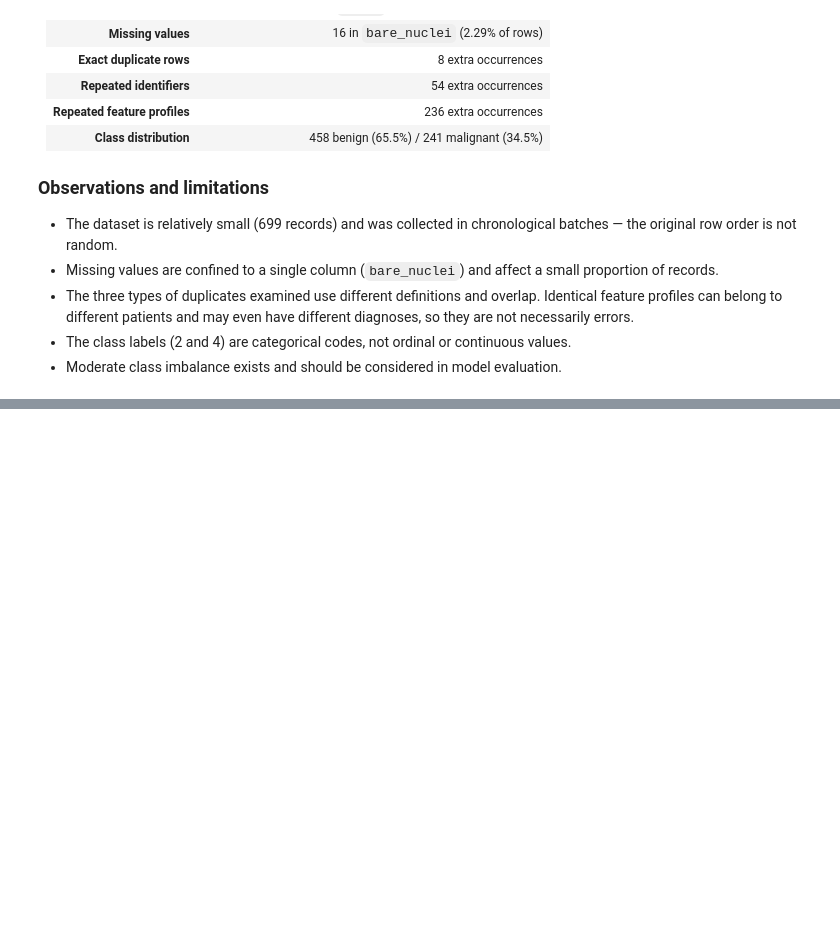
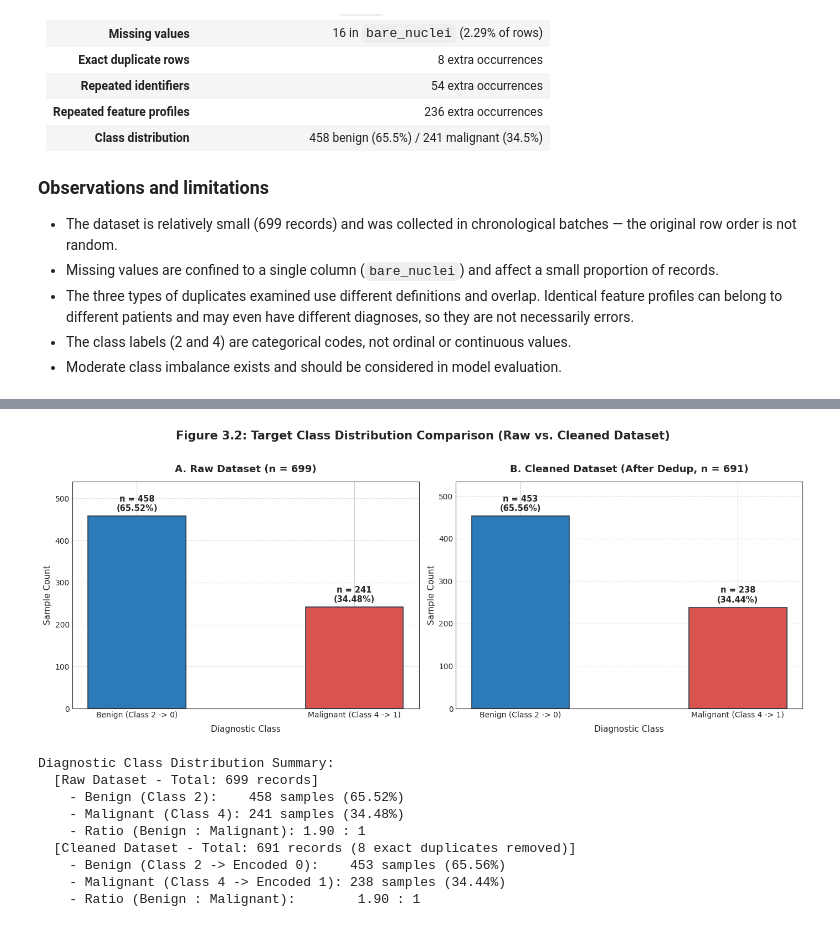
Before and after one commit to M7moudeGalal/Breast-Cancer-Wisconsin, a Jupyter notebook: wisconsin_breast_cancer.ipynb, the cells around one changed output, grey strips where cells are left out. Saved outputs shown, nothing was run; the diff lists cells and outputs as text; code cells hidden in the pictures; blank space fills up the shorter version.

```diff
--- a/wisconsin_breast_cancer.ipynb
+++ b/wisconsin_breast_cancer.ipynb
@@ -337,0 +818,78 @@ The dataset is moderately imbalanced toward the benign class, with a roughly 2:1
+# %%
+# Calculate target class distribution for both raw and cleaned datasets dynamically
+raw_counts = df["class"].value_counts().sort_index()
+raw_pcts = (raw_counts / len(df)) * 100
+
+clean_counts = df_clean["class"].value_counts().sort_index()
+clean_pcts = (clean_counts / len(df_clean)) * 100
+
+class_names = ["Benign (Class 2 -> 0)", "Malignant (Class 4 -> 1)"]
+palette_bars = ["#2b7bba", "#d9534f"]
+
+fig, axes = plt.subplots(1, 2, figsize=(14, 5.5))
+
+# Subplot 1: Raw Dataset
+bars_raw = axes[0].bar(
+    class_names,
+    [raw_counts[2], raw_counts[4]],
+    color=palette_bars,
+    edgecolor="#2c3e50",
+    linewidth=1.2,
+    width=0.45
+)
+axes[0].set_title(f"A. Raw Dataset (n = {len(df)})", fontsize=13, fontweight="bold", pad=12)
+axes[0].set_xlabel("Diagnostic Class", fontsize=11, labelpad=8)
+axes[0].set_ylabel("Sample Count", fontsize=11)
+axes[0].set_ylim(0, max(raw_counts) * 1.18)
+axes[0].grid(axis="y", linestyle="--", alpha=0.6)
+
+for bar in bars_raw:
+    h = bar.get_height()
+    pct = (h / len(df)) * 100
+    axes[0].text(bar.get_x() + bar.get_width()/2, h + 8, f"n = {int(h)}\n({pct:.2f}%)", ha="center", va="bottom", fontsize=10.5, fontweight="bold")
+
+# Subplot 2: Cleaned Dataset (after removing 8 exact duplicates)
+bars_clean = axes[1].bar(
+    class_names,
+    [clean_counts[2], clean_counts[4]],
+    color=palette_bars,
+    edgecolor="#2c3e50",
+    linewidth=1.2,
+    width=0.45
+)
+axes[1].set_title(f"B. Cleaned Dataset (After Dedup, n = {len(df_clean)})", fontsize=13, fontweight="bold", pad=12)
+axes[1].set_xlabel("Diagnostic Class", fontsize=11, labelpad=8)
+axes[1].set_ylabel("Sample Count", fontsize=11)
+axes[1].set_ylim(0, max(clean_counts) * 1.18)
+axes[1].grid(axis="y", linestyle="--", alpha=0.6)
+
+for bar in bars_clean:
+    h = bar.get_height()
+    pct = (h / len(df_clean)) * 100
+    axes[1].text(bar.get_x() + bar.get_width()/2, h + 8, f"n = {int(h)}\n({pct:.2f}%)", ha="center", va="bottom", fontsize=10.5, fontweight="bold")
+
+plt.suptitle("Figure 3.2: Target Class Distribution Comparison (Raw vs. Cleaned Dataset)", fontsize=15, fontweight="bold", y=1.02)
+plt.tight_layout()
+plt.show()
+
+# Dynamic breakdown printout
+print("Diagnostic Class Distribution Summary:")
+print(f"  [Raw Dataset - Total: {len(df)} records]")
+print(f"    - Benign (Class 2):    {raw_counts[2]} samples ({raw_pcts[2]:.2f}%)")
+print(f"    - Malignant (Class 4): {raw_counts[4]} samples ({raw_pcts[4]:.2f}%)")
+print(f"    - Ratio (Benign : Malignant): {raw_counts[2] / raw_counts[4]:.2f} : 1")
+print(f"  [Cleaned Dataset - Total: {len(df_clean)} records (8 exact duplicates removed)]")
+print(f"    - Benign (Class 2 -> Encoded 0):    {clean_counts[2]} samples ({clean_pcts[2]:.2f}%)")
+print(f"    - Malignant (Class 4 -> Encoded 1): {clean_counts[4]} samples ({clean_pcts[4]:.2f}%)")
+print(f"    - Ratio (Benign : Malignant):        {clean_counts[2] / clean_counts[4]:.2f} : 1")
+# %% [output]
+[figure, added]
+Diagnostic Class Distribution Summary:
+  [Raw Dataset - Total: 699 records]
+    - Benign (Class 2):    458 samples (65.52%)
+    - Malignant (Class 4): 241 samples (34.48%)
+    - Ratio (Benign : Malignant): 1.90 : 1
+  [Cleaned Dataset - Total: 691 records (8 exact duplicates removed)]
+    - Benign (Class 2 -> Encoded 0):    453 samples (65.56%)
+    - Malignant (Class 4 -> Encoded 1): 238 samples (34.44%)
+    - Ratio (Benign : Malignant):        1.90 : 1
```
Also changed, not shown: parts of 86 cells of this notebook, 11 other files.
